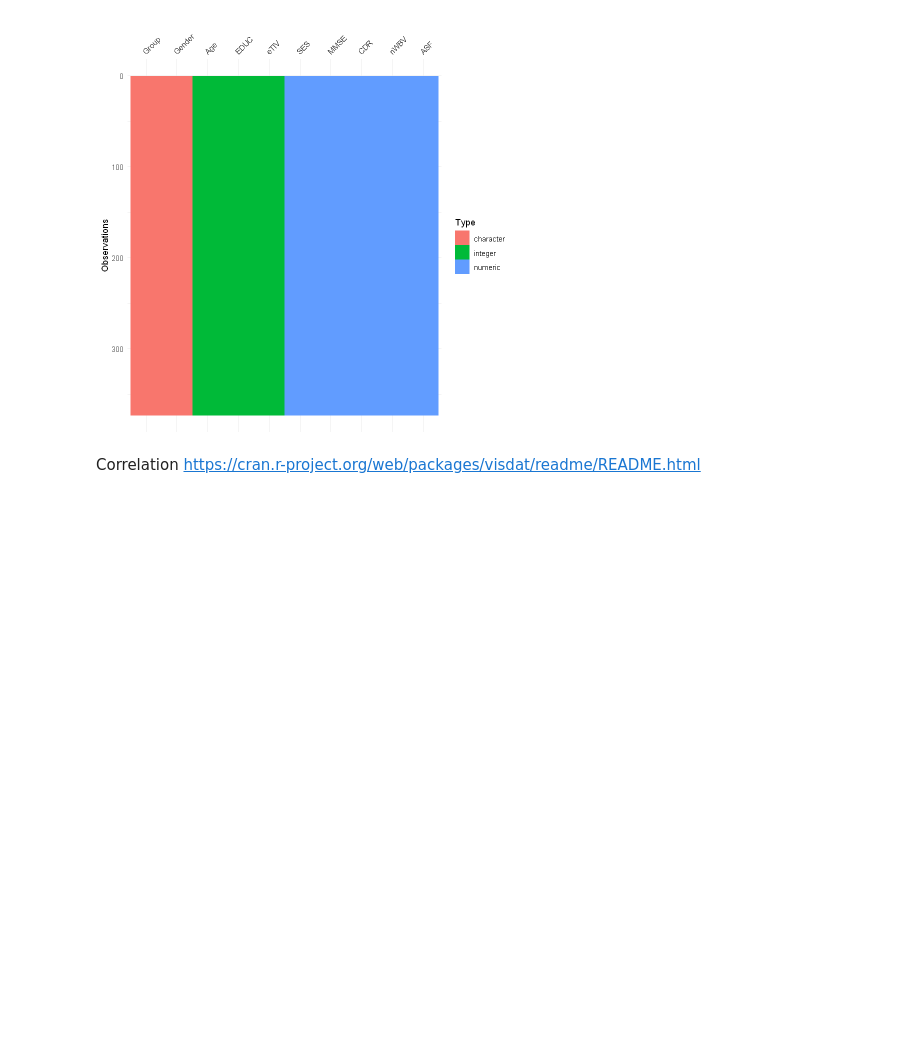
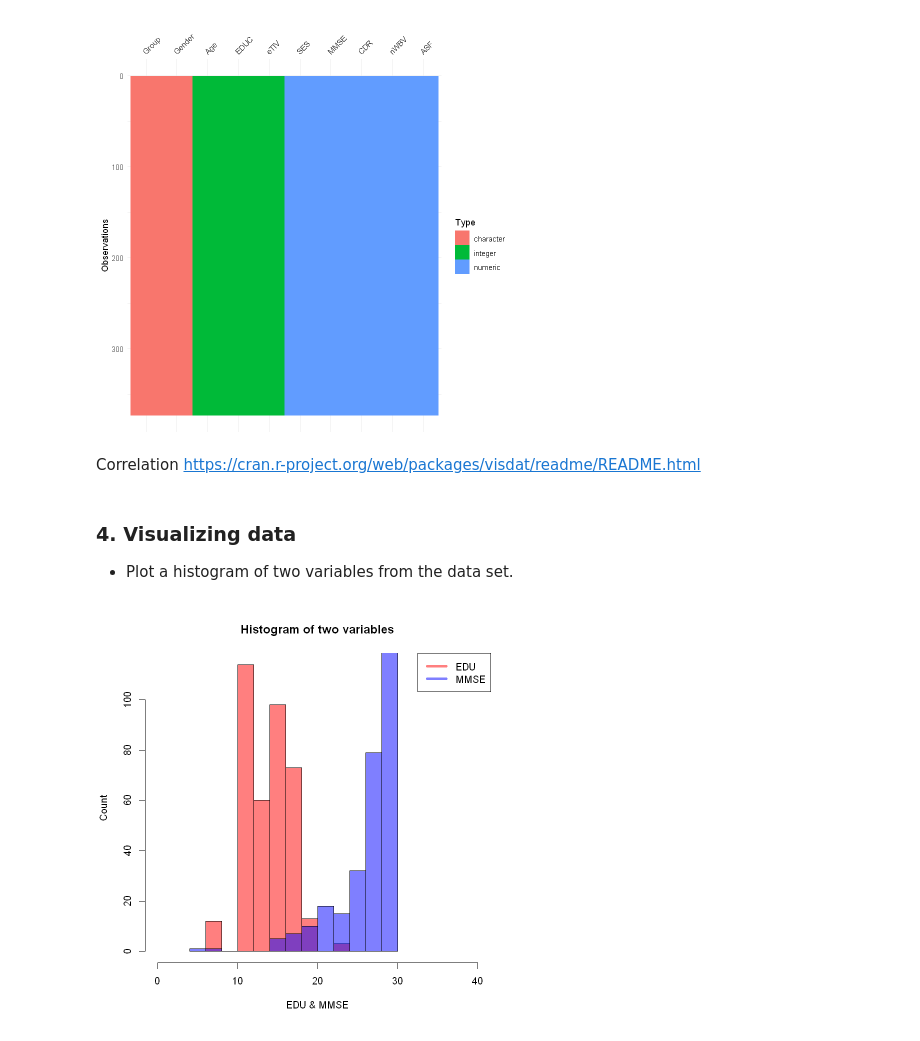
Before and after one commit to JuanPablo70/PGAD-Assignment02, a Jupyter notebook: AlzheimerFeatures.ipynb, the cells around one changed output. Drawn from its saved outputs; the diff is of its cells as text; code cells hidden in the pictures; blank space fills up the shorter version.

Commit message:
Visualizing data

```diff
--- a/AlzheimerFeatures.ipynb
+++ b/AlzheimerFeatures.ipynb
@@ -207,3 +207,13 @@ Type a strategie: mean
 [figure]
 # %% [markdown]
 Correlation https://cran.r-project.org/web/packages/visdat/readme/README.html
+# %% [markdown]
+### 4. Visualizing data
+- Plot a histogram of two variables from the data set.
+# %%
+hist(newDf$EDU, xlim=c(0,40), col=rgb(1,0,0,0.5), xlab="EDU & MMSE", ylab="Count", main="Histogram of two variables")
+hist(newDf$MMSE, xlim=c(0,40), col=rgb(0,0,1,0.5), add=TRUE)
+
+legend(x="topright", legend=c("EDU", "MMSE"), lwd=4, col=c(rgb(1,0,0,0.5), rgb(0,0,1,0.5)))
+# %% [output]
+[figure, added]
```
Also changed, not shown: parts of 7 cells of this notebook.
